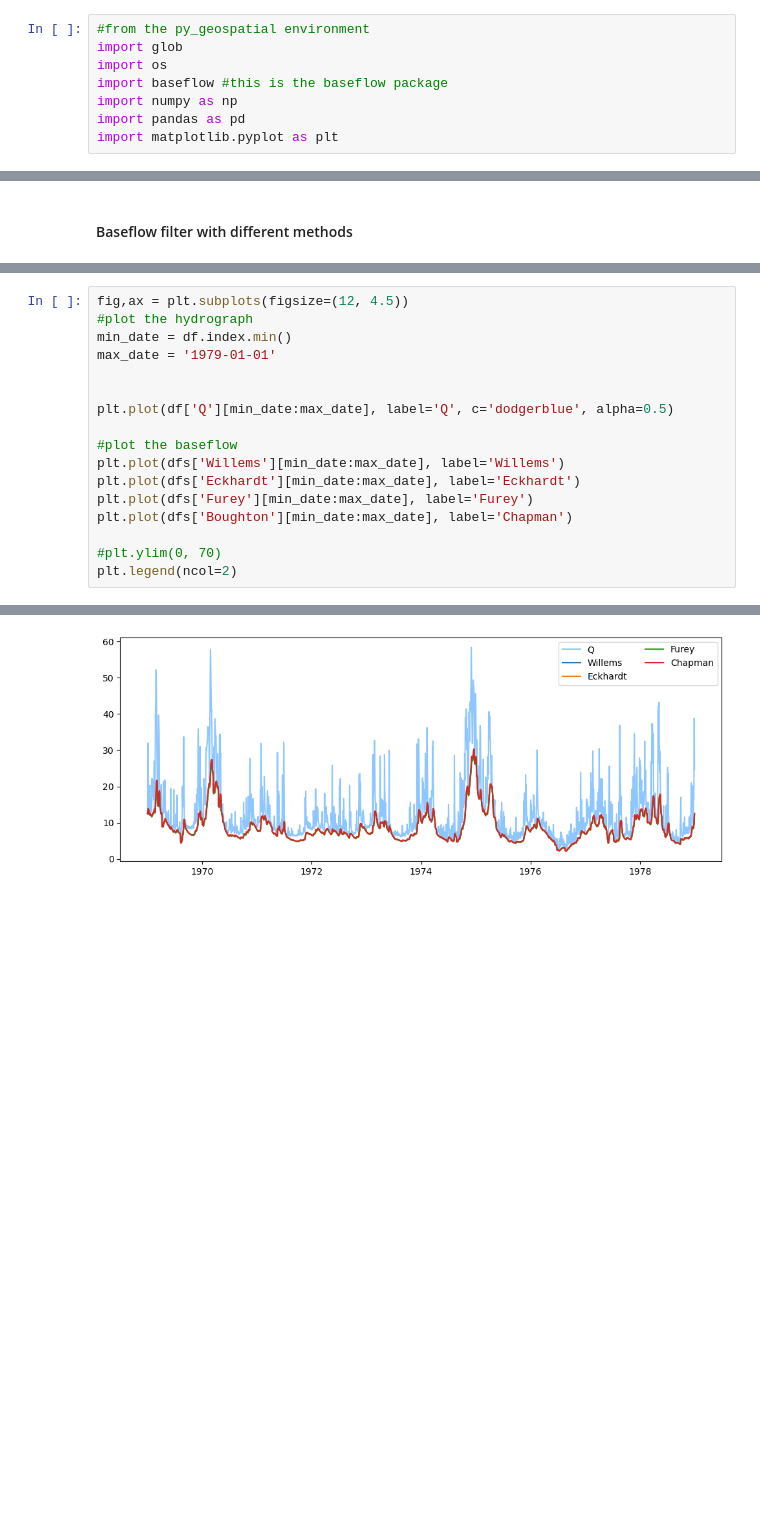
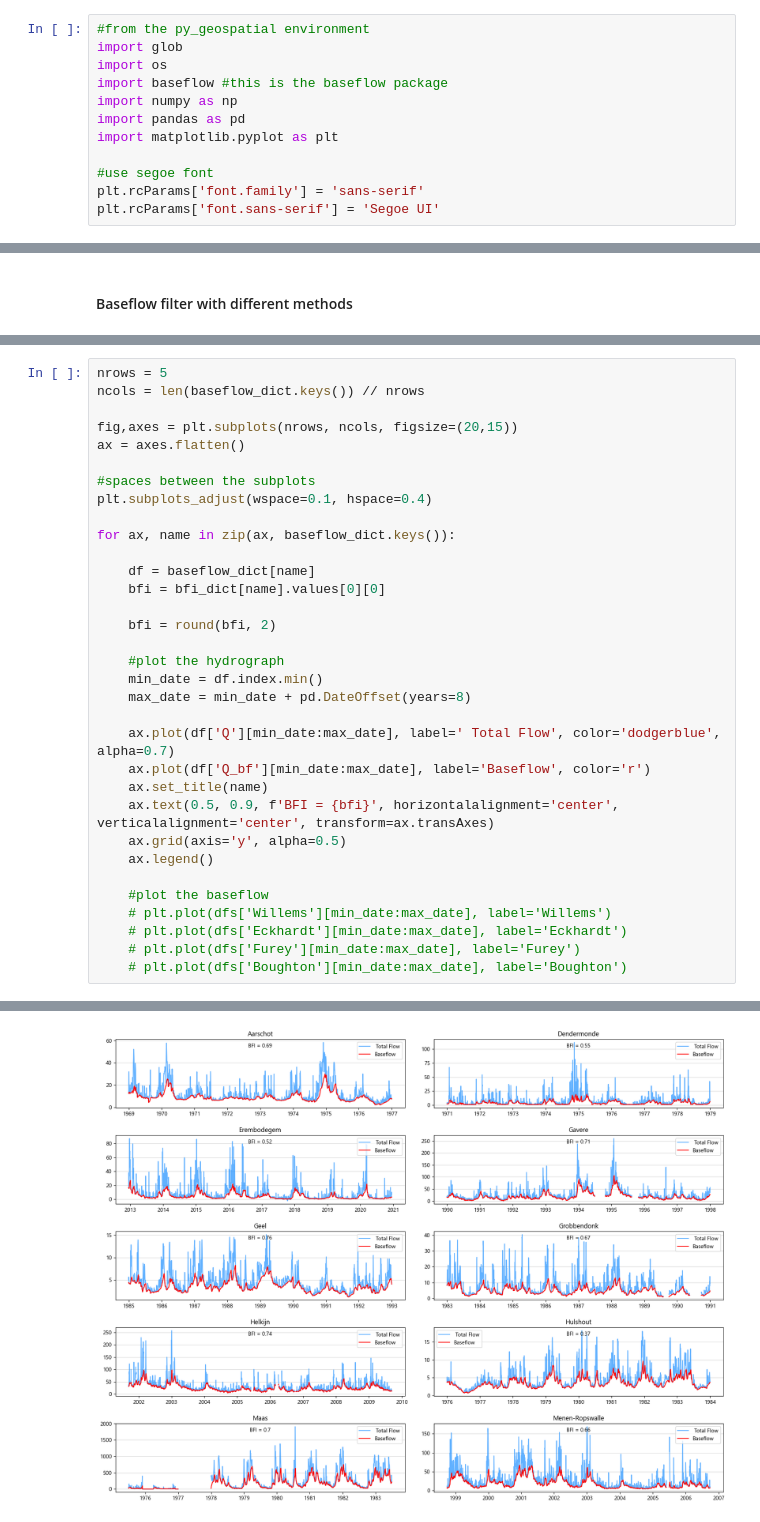
Before and after one commit to klekarkar/mHM_IO_dataprocessing, a Jupyter notebook: baseflow_separation.ipynb, the cells around one changed output, grey strips where cells are left out. Cells and saved outputs as stored; diff of their text form; blank space fills up the shorter version.

```diff
--- a/baseflow_separation.ipynb
+++ b/baseflow_separation.ipynb
@@ -6,6 +6,10 @@ import baseflow #this is the baseflow package
 import numpy as np
 import pandas as pd
 import matplotlib.pyplot as plt
+
+#use segoe font
+plt.rcParams['font.family'] = 'sans-serif'
+plt.rcParams['font.sans-serif'] = 'Segoe UI'
 # %%
 #flow data
 src = "W:/VUB/_main_research/mHM/model_validation_data/waterinfo_csv/waterinfo_timeseries"
@@ -50,18 +57,34 @@ dfs
 # %%
-fig,ax = plt.subplots(figsize=(12, 4.5))
-#plot the hydrograph
-min_date = df.index.min()
-max_date = '1979-01-01'
+nrows = 5
+ncols = len(baseflow_dict.keys()) // nrows
 
+fig,axes = plt.subplots(nrows, ncols, figsize=(20,15))
+ax = axes.flatten()
 
-plt.plot(df['Q'][min_date:max_date], label='Q', c='dodgerblue', alpha=0.5)
+#spaces between the subplots
+plt.subplots_adjust(wspace=0.1, hspace=0.4)
 
-#plot the baseflow
-plt.plot(dfs['Willems'][min_date:max_date], label='Willems')
-plt.plot(dfs['Eckhardt'][min_date:max_date], label='Eckhardt')
-plt.plot(dfs['Furey'][min_date:max_date], label='Furey')
-plt.plot(dfs['Boughton'][min_date:max_date], label='Chapman')
+for ax, name in zip(ax, baseflow_dict.keys()):
 
-#plt.ylim(0, 70)
-plt.legend(ncol=2)
+    df = baseflow_dict[name]
+    bfi = bfi_dict[name].values[0][0]
+
+    bfi = round(bfi, 2)
+
+    #plot the hydrograph
+    min_date = df.index.min()
+    max_date = min_date + pd.DateOffset(years=8)
+
+    ax.plot(df['Q'][min_date:max_date], label=' Total Flow', color='dodgerblue', alpha=0.7)
+    ax.plot(df['Q_bf'][min_date:max_date], label='Baseflow', color='r')
+    ax.set_title(name)
+    ax.text(0.5, 0.9, f'BFI = {bfi}', horizontalalignment='center', verticalalignment='center', transform=ax.transAxes)
+    ax.grid(axis='y', alpha=0.5)
+    ax.legend()
+
+    #plot the baseflow
+    # plt.plot(dfs['Willems'][min_date:max_date], label='Willems')
+    # plt.plot(dfs['Eckhardt'][min_date:max_date], label='Eckhardt')
+    # plt.plot(dfs['Furey'][min_date:max_date], label='Furey')
+    # plt.plot(dfs['Boughton'][min_date:max_date], label='Boughton')
 # %% [output]
@@ -69 +91 @@ plt.legend(ncol=2)
-[figure, old version]
+[figure, new version]
```
Also changed, not shown: parts of 4 cells of this notebook.
